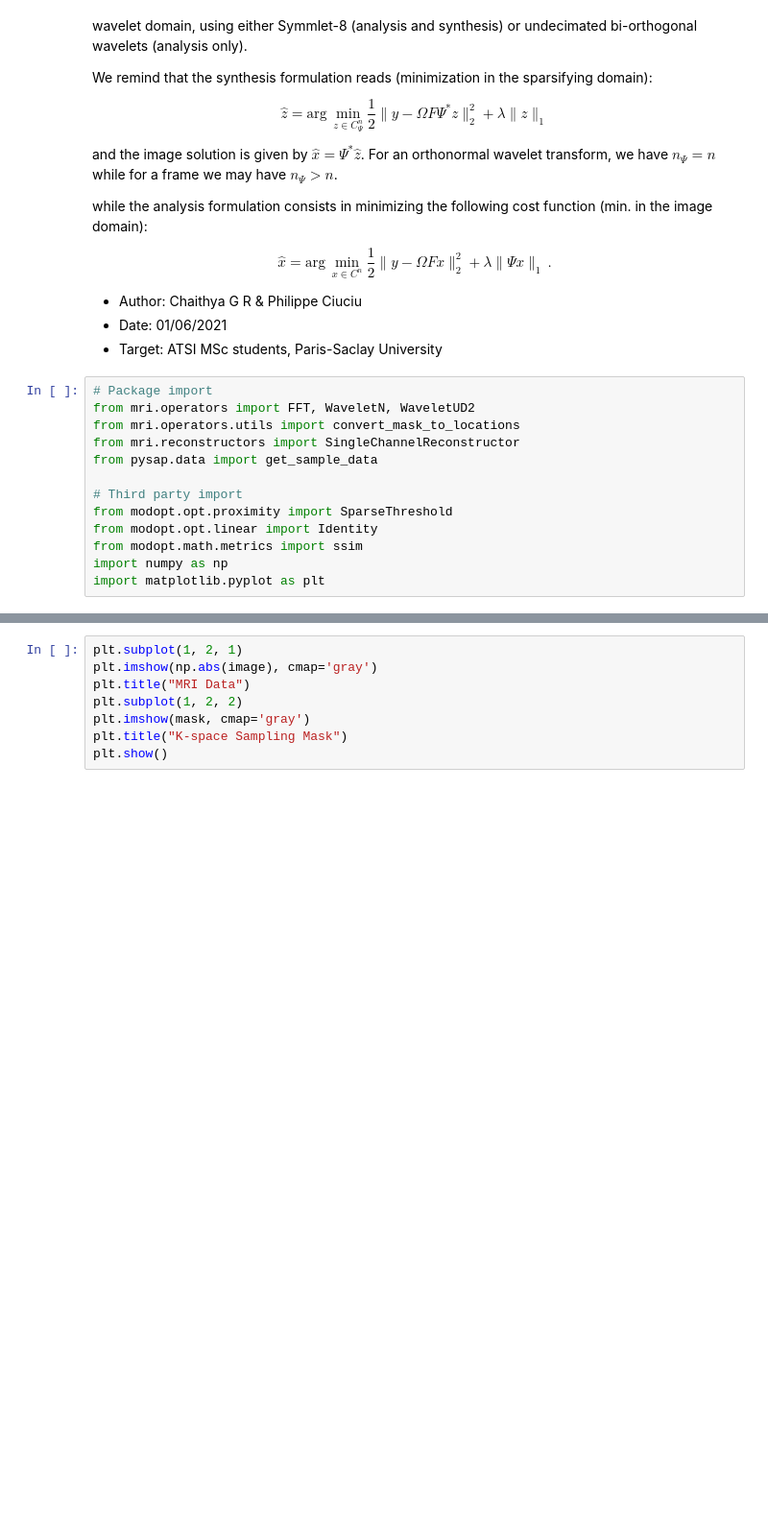
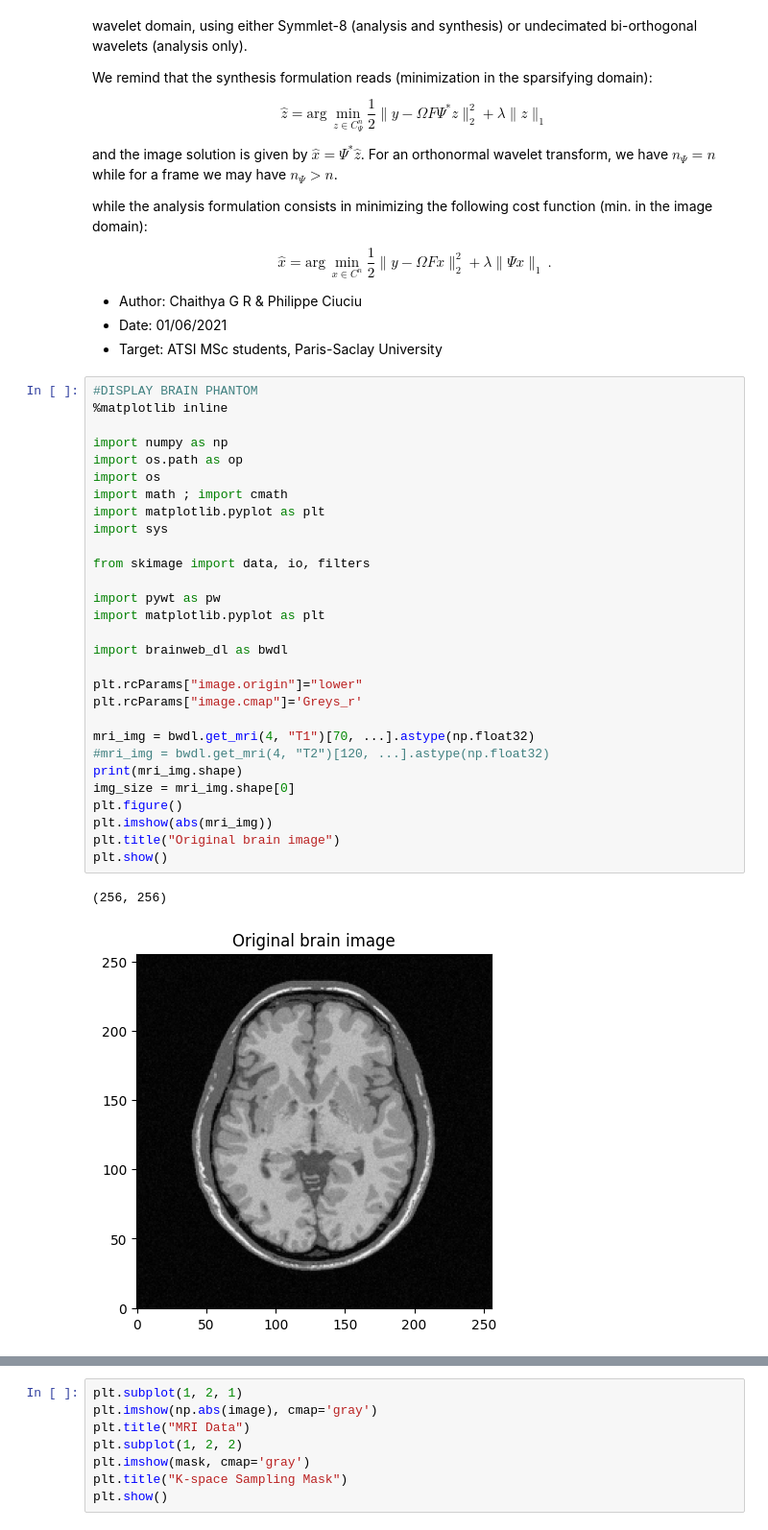
Before and after one commit to mind-inria/mri-acq-recon-book, a Jupyter notebook: src/09.Cartesian_CS_image_recon.ipynb, the cells around one changed output, grey strips where cells are left out. Shown at 96% size. Saved outputs shown, nothing was run; the diff lists cells and outputs as text; blank space fills up the shorter version.

```diff
--- a/src/09.Cartesian_CS_image_recon.ipynb
+++ b/src/09.Cartesian_CS_image_recon.ipynb
@@ -32,18 +32,37 @@ $$
 - Date: 01/06/2021
 - Target: ATSI MSc students, Paris-Saclay University
 # %%
-# Package import
-from mri.operators import FFT, WaveletN, WaveletUD2
-from mri.operators.utils import convert_mask_to_locations
-from mri.reconstructors import SingleChannelReconstructor
-from pysap.data import get_sample_data
+#DISPLAY BRAIN PHANTOM
+%matplotlib inline
 
-# Third party import
-from modopt.opt.proximity import SparseThreshold
-from modopt.opt.linear import Identity
-from modopt.math.metrics import ssim
 import numpy as np
+import os.path as op
+import os
+import math ; import cmath
 import matplotlib.pyplot as plt
+import sys
+
+from skimage import data, io, filters
+
+import pywt as pw
+import matplotlib.pyplot as plt
+
+import brainweb_dl as bwdl
+
+plt.rcParams["image.origin"]="lower"
+plt.rcParams["image.cmap"]='Greys_r'
+
+mri_img = bwdl.get_mri(4, "T1")[70, ...].astype(np.float32)
+#mri_img = bwdl.get_mri(4, "T2")[120, ...].astype(np.float32)
+print(mri_img.shape)
+img_size = mri_img.shape[0]
+plt.figure()
+plt.imshow(abs(mri_img))
+plt.title("Original brain image")
+plt.show()
+# %% [output]
+(256, 256)
+[figure, added]
 # %%
 image = get_sample_data('2d-mri')
 # Obtain K-Space Cartesian Mask
```
Also changed, not shown: parts of 1 cell of this notebook.
